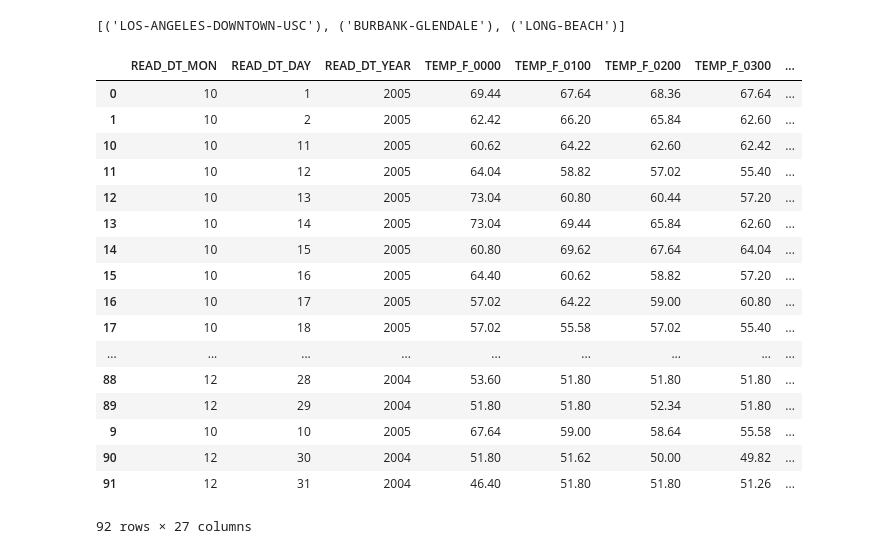
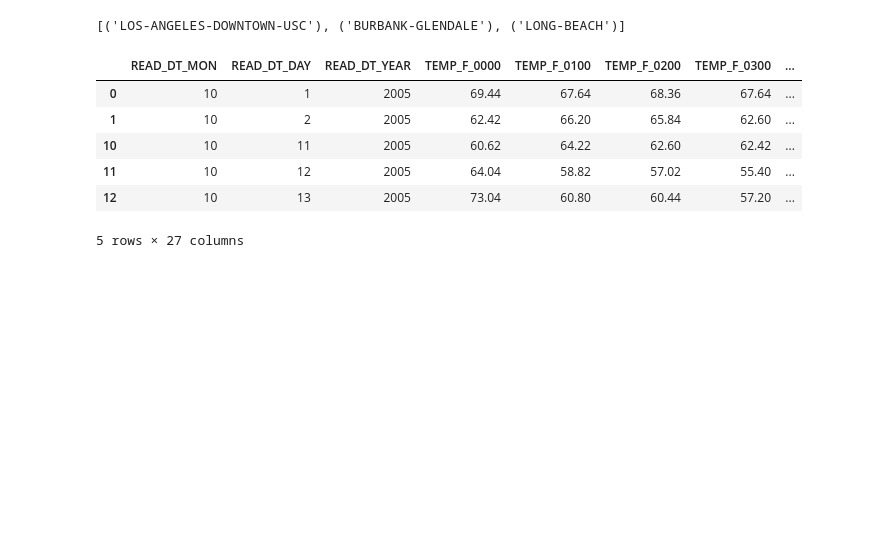
Before and after one commit to grantaguinaldo/cz_2010_api, a Jupyter notebook: data_engineering_dev.ipynb, the cells around one changed output. Drawn from its saved outputs; the diff is of its cells as text; code cells hidden in the pictures; blank space fills up the shorter version.

```diff
--- a/data_engineering_dev.ipynb
+++ b/data_engineering_dev.ipynb
@@ -423,23 +431,12 @@ TEMP = session.query(WeatherData.READ_DT_MON,
                      (WeatherData.READ_DT_MON >= 10) &
                      (WeatherData.READ_DT_MON <= 12)).all()
 # %%
-pd.read_json(pd.DataFrame(TEMP).to_json())
+pd.read_json(pd.DataFrame(TEMP).to_json()).head()
 # %% [output]
 |  | READ_DT_MON | READ_DT_DAY | READ_DT_YEAR | TEMP_F_0000 | TEMP_F_0100 | TEMP_F_0200 | TEMP_F_0300 | ... |
 | 0 | 10 | 1 | 2005 | 69.44 | 67.64 | 68.36 | 67.64 | ... |
 | 1 | 10 | 2 | 2005 | 62.42 | 66.20 | 65.84 | 62.60 | ... |
 | 10 | 10 | 11 | 2005 | 60.62 | 64.22 | 62.60 | 62.42 | ... |
 | 11 | 10 | 12 | 2005 | 64.04 | 58.82 | 57.02 | 55.40 | ... |
 | 12 | 10 | 13 | 2005 | 73.04 | 60.80 | 60.44 | 57.20 | ... |
-| 13 | 10 | 14 | 2005 | 73.04 | 69.44 | 65.84 | 62.60 | ... |
-| 14 | 10 | 15 | 2005 | 60.80 | 69.62 | 67.64 | 64.04 | ... |
-| 15 | 10 | 16 | 2005 | 64.40 | 60.62 | 58.82 | 57.20 | ... |
-| 16 | 10 | 17 | 2005 | 57.02 | 64.22 | 59.00 | 60.80 | ... |
-| 17 | 10 | 18 | 2005 | 57.02 | 55.58 | 57.02 | 55.40 | ... |
-| ... | ... | ... | ... | ... | ... | ... | ... | ... |
-| 88 | 12 | 28 | 2004 | 53.60 | 51.80 | 51.80 | 51.80 | ... |
-| 89 | 12 | 29 | 2004 | 51.80 | 51.80 | 52.34 | 51.80 | ... |
-| 9 | 10 | 10 | 2005 | 67.64 | 59.00 | 58.64 | 55.58 | ... |
-| 90 | 12 | 30 | 2004 | 51.80 | 51.62 | 50.00 | 49.82 | ... |
-| 91 | 12 | 31 | 2004 | 46.40 | 51.80 | 51.80 | 51.26 | ... |
-92 rows × 27 columns
+5 rows × 27 columns
```
Also changed, not shown: parts of 3 cells of this notebook, 2 other files.
